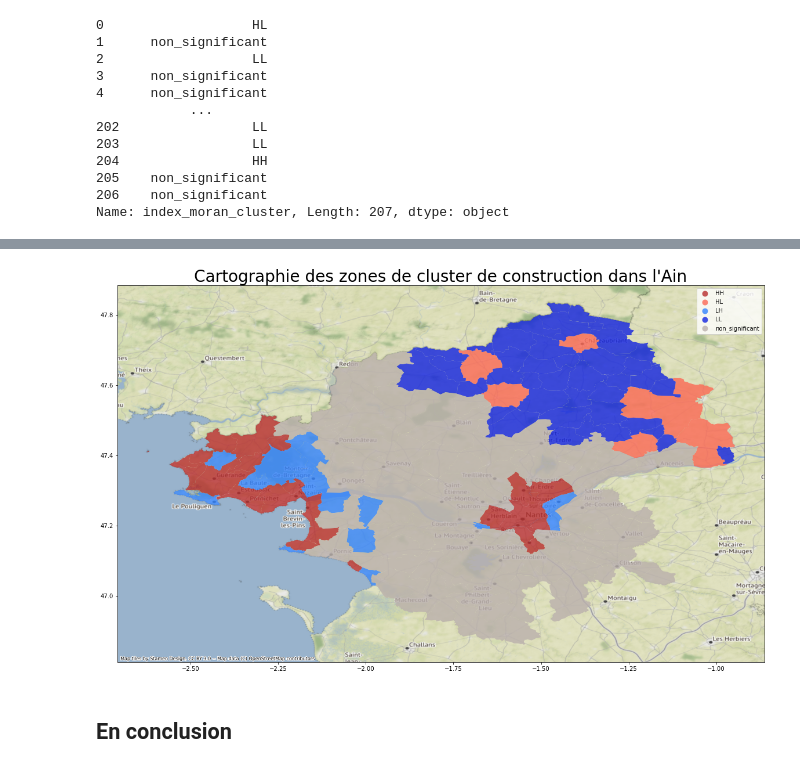
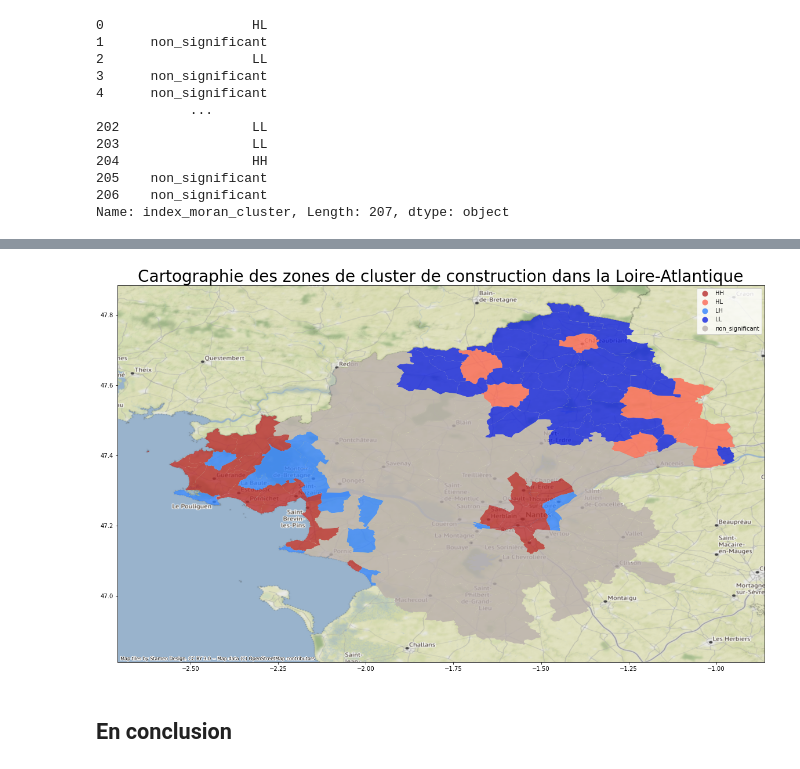
Before and after one commit to thomaspedi/portfolio, a Jupyter notebook: sitadel/Projet_sitadel.ipynb, the cells around one changed output, grey strips where cells are left out. Cells and saved outputs as stored; diff of their text form; code cells hidden in the pictures.

```diff
--- a/sitadel/Projet_sitadel.ipynb
+++ b/sitadel/Projet_sitadel.ipynb
@@ -484,7 +459,5 @@ Name: index_moran_cluster, Length: 207, dtype: object
 # %%
 color_dict = {'LL':'#b82e2e', 'LH':'#FC6955', 'HL':'#3283FE',
               'HH':'#1223e0', 'non_significant':'#bab0ac'}
-# %%
-dep_44['color']=dep_44['index_moran_cluster'].apply(lambda x: choose_color(x))
 # %%
 import matplotlib.colors as colors
@@ -491,15 +497,11 @@ import matplotlib.colors as colors
 # %%
 fig, ax = plt.subplots(1, 1, figsize=(20, 20))
 ax=dep_44.plot(ax=ax,column='index_moran_cluster',legend=True,alpha=0.8, legend_kwds={ 'bbox_to_anchor': (1, 1)},
               cmap=colors.ListedColormap(list(color_dict.values())))
-plt.title("Cartographie des zones de cluster de construction dans l'Ain", fontdict={'fontsize': 28, 'fontweight': 'medium'})
+plt.title("Cartographie des zones de cluster de construction dans la Loire-Atlantique", fontdict={'fontsize': 28, 'fontweight': 'medium'})
 cx.add_basemap(ax, crs=dep_44.crs)
-
-##cx.add_basemap(ax, crs=dep_44.crs, source=cx.providers.CartoDB.Voyager)
-##cx.add_basemap(ax, crs=dep_44.crs, source=cx.providers.Stamen.Terrain,zoom=12)
-##cx.add_basemap(ax, crs=dep_44.crs,source=cx.providers.Stamen.TonerLabels, zoom=9)
 # %% [output]
-[figure, old version]
+[figure, new version]
 # %%
 dep_44=dep_44.sort_values("index_moran_cluster")
 # %% [markdown]
```
Also changed, not shown: parts of 14 cells of this notebook.
